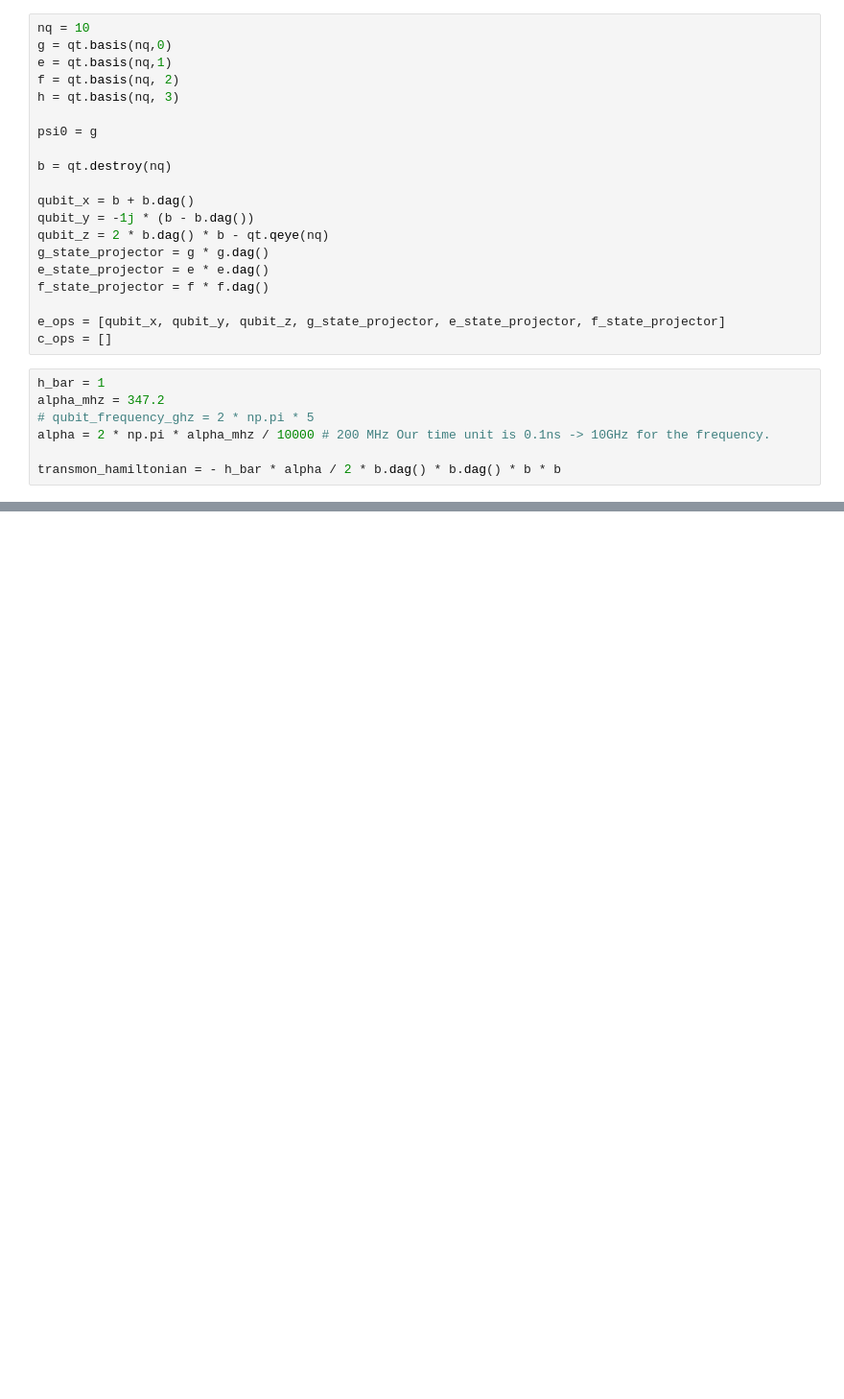
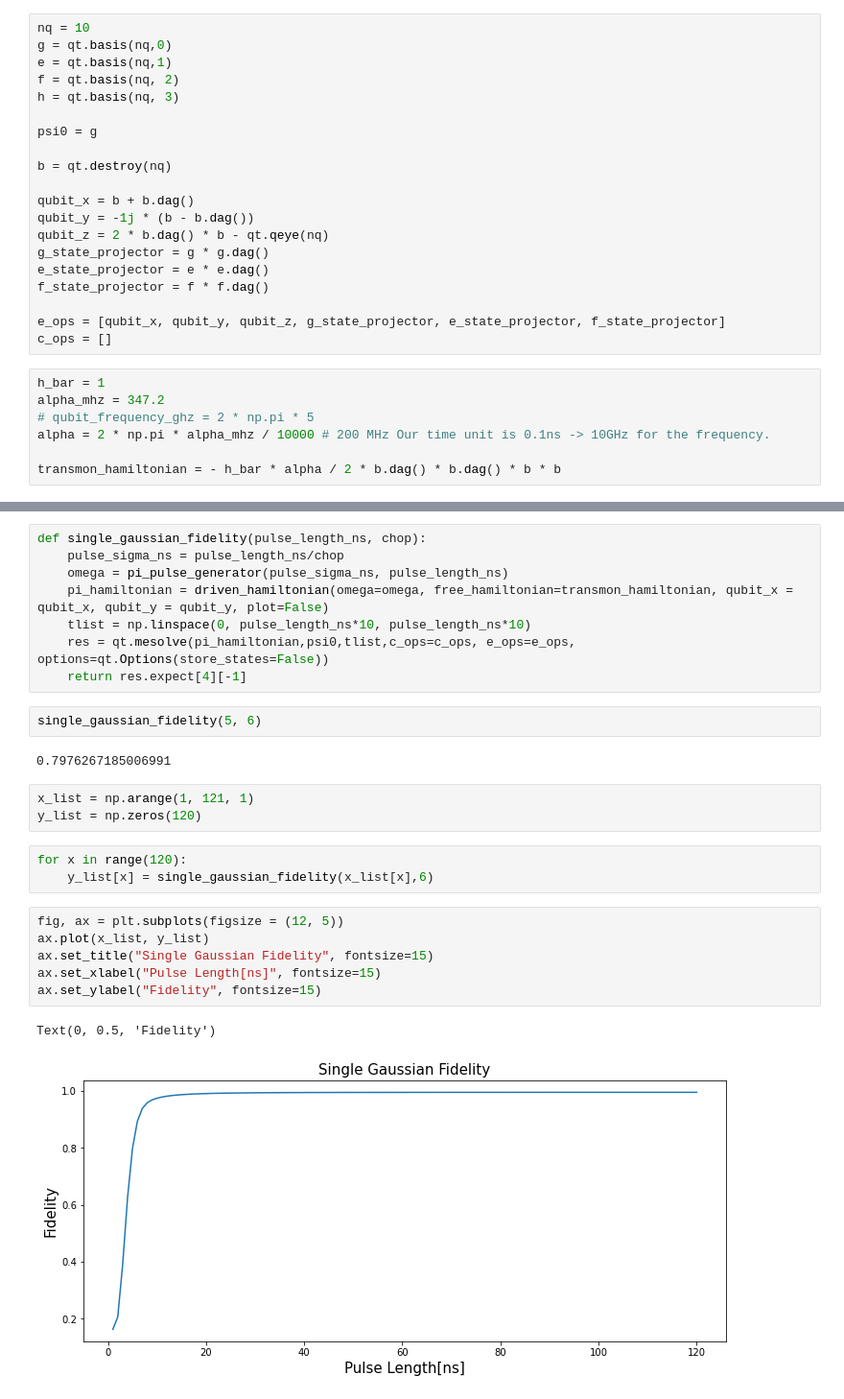
Before and after one commit to gkim23/kseamentoring, a Jupyter notebook: ksea_mentoring_9.ipynb, the cells around one changed output, grey strips where cells are left out. Shown at 96% size. Saved outputs shown, nothing was run; the diff lists cells and outputs as text; blank space fills up the shorter version.

```diff
--- a/ksea_mentoring_9.ipynb
+++ b/ksea_mentoring_9.ipynb
@@ -183,3 +183,30 @@ X Gate Fidelity:  0.9096570334724123
 [figure]
 [figure]
 [figure]
+# %%
+def single_gaussian_fidelity(pulse_length_ns, chop):
+    pulse_sigma_ns = pulse_length_ns/chop
+    omega = pi_pulse_generator(pulse_sigma_ns, pulse_length_ns)
+    pi_hamiltonian = driven_hamiltonian(omega=omega, free_hamiltonian=transmon_hamiltonian, qubit_x = qubit_x, qubit_y = qubit_y, plot=False)
+    tlist = np.linspace(0, pulse_length_ns*10, pulse_length_ns*10)
+    res = qt.mesolve(pi_hamiltonian,psi0,tlist,c_ops=c_ops, e_ops=e_ops, options=qt.Options(store_states=False))
+    return res.expect[4][-1]
+# %%
+single_gaussian_fidelity(5, 6)
+# %% [output]
+0.7976267185006991
+# %%
+x_list = np.arange(1, 121, 1)
+y_list = np.zeros(120)
+# %%
+for x in range(120):
+    y_list[x] = single_gaussian_fidelity(x_list[x],6)
+# %%
+fig, ax = plt.subplots(figsize = (12, 5))
+ax.plot(x_list, y_list)
+ax.set_title("Single Gaussian Fidelity", fontsize=15)
+ax.set_xlabel("Pulse Length[ns]", fontsize=15)
+ax.set_ylabel("Fidelity", fontsize=15)
+# %% [output]
+Text(0, 0.5, 'Fidelity')
+[figure, added]
```
Also changed, not shown: parts of 16 cells of this notebook.
